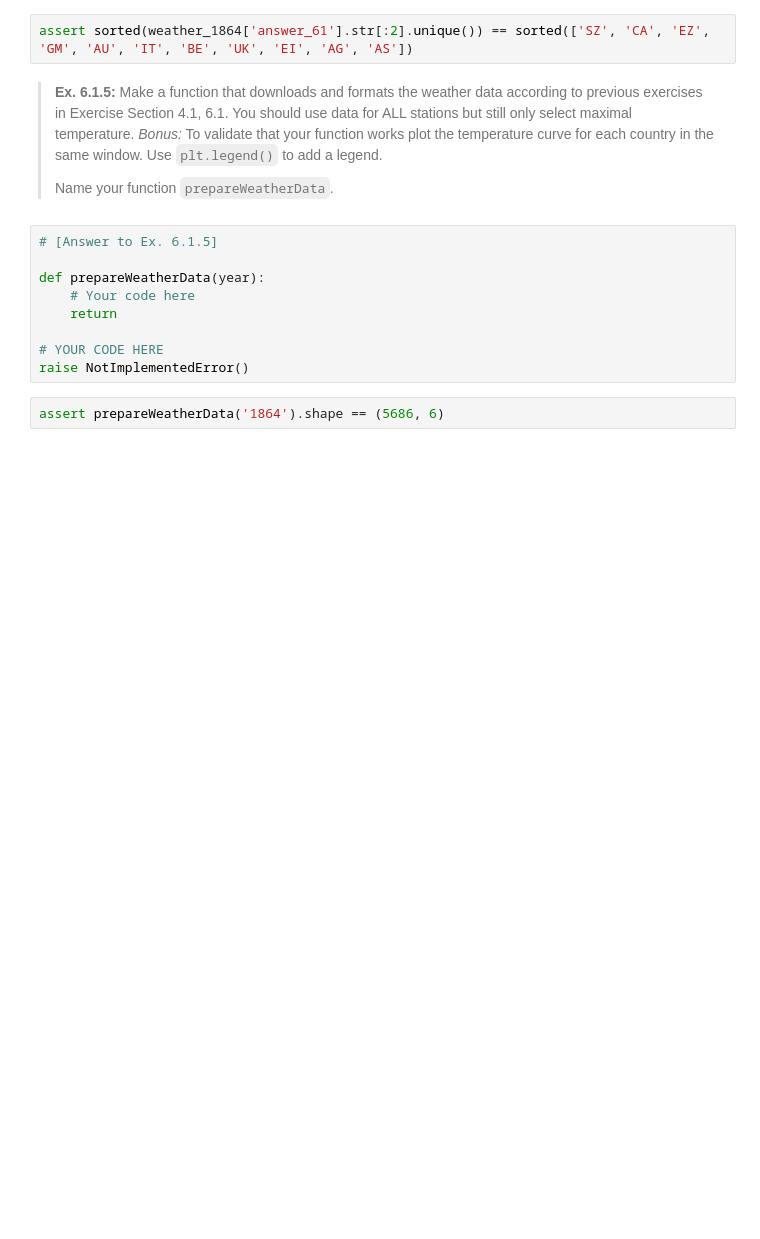
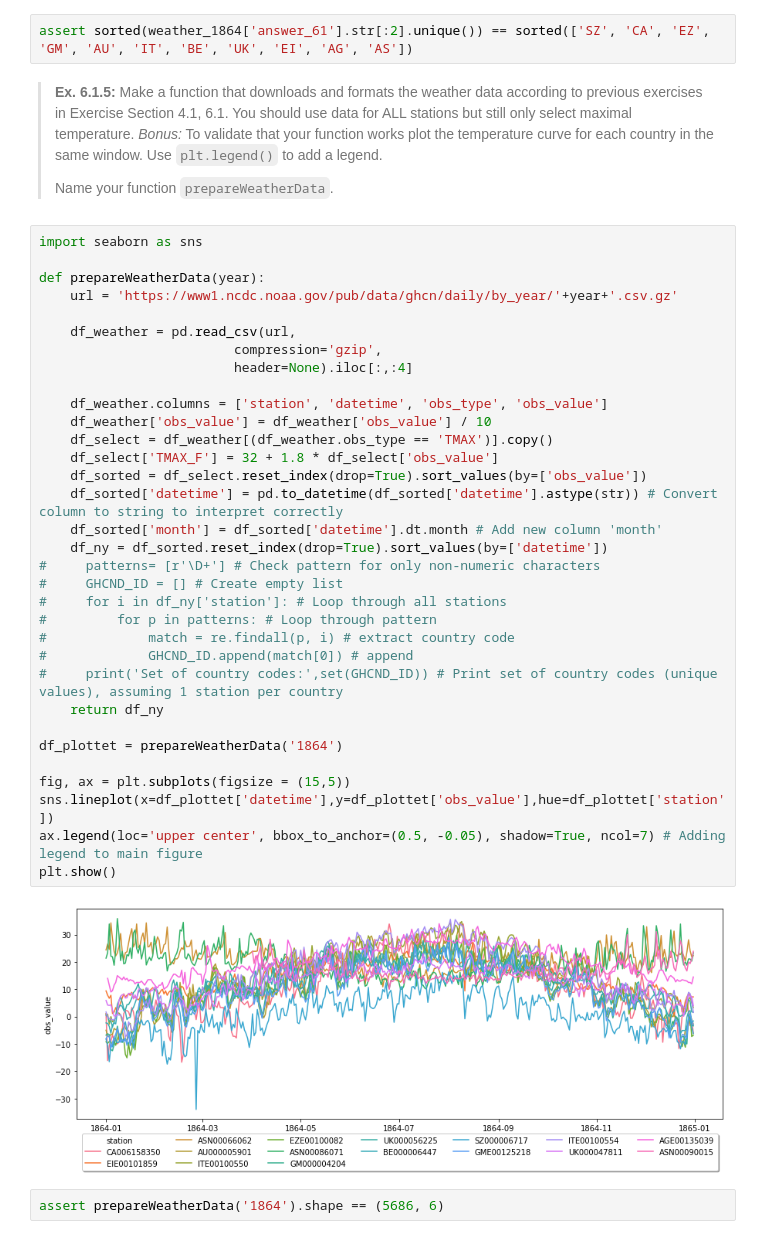
Before and after one commit to BjornCilleborg/sds2019, a Jupyter notebook: assignments/assignment1/assignment_1.ipynb, the cells around one changed output. Saved outputs shown, nothing was run; the diff lists cells and outputs as text; blank space fills up the shorter version.

```diff
--- a/assignments/assignment1/assignment_1.ipynb
+++ b/assignments/assignment1/assignment_1.ipynb
@@ -259,15 +263,41 @@ assert sorted(weather_1864['answer_61'].str[:2].unique()) == sorted(['SZ', 'CA',
 > **Ex. 6.1.5:** Make a function that downloads and formats the weather data according to previous exercises in Exercise Section 4.1, 6.1. You should use data for ALL stations but still only select maximal temperature. _Bonus:_ To validate that your function works plot the temperature curve for each country in the same window. Use `plt.legend()` to add a legend.
 >
 > Name your function `prepareWeatherData`.
-# %%
-# [Answer to Ex. 6.1.5]
-
-def prepareWeatherData(year):
-    # Your code here
-    return
-
-# YOUR CODE HERE
-raise NotImplementedError()
+# %%
+import seaborn as sns
+
+def prepareWeatherData(year):
+    url = 'https://www1.ncdc.noaa.gov/pub/data/ghcn/daily/by_year/'+year+'.csv.gz'
+
+    df_weather = pd.read_csv(url,
+                         compression='gzip',
+                         header=None).iloc[:,:4]
+
+    df_weather.columns = ['station', 'datetime', 'obs_type', 'obs_value']
+    df_weather['obs_value'] = df_weather['obs_value'] / 10
+    df_select = df_weather[(df_weather.obs_type == 'TMAX')].copy()
+    df_select['TMAX_F'] = 32 + 1.8 * df_select['obs_value']
+    df_sorted = df_select.reset_index(drop=True).sort_values(by=['obs_value'])
+    df_sorted['datetime'] = pd.to_datetime(df_sorted['datetime'].astype(str)) # Convert column to string to interpret correctly
+    df_sorted['month'] = df_sorted['datetime'].dt.month # Add new column 'month'
+    df_ny = df_sorted.reset_index(drop=True).sort_values(by=['datetime'])
+#     patterns= [r'\D+'] # Check pattern for only non-numeric characters
+#     GHCND_ID = [] # Create empty list
+#     for i in df_ny['station']: # Loop through all stations
+#         for p in patterns: # Loop through pattern
+#             match = re.findall(p, i) # extract country code
+#             GHCND_ID.append(match[0]) # append
+#     print('Set of country codes:',set(GHCND_ID)) # Print set of country codes (unique values), assuming 1 station per country
+    return df_ny
+
+df_plottet = prepareWeatherData('1864')
+
+fig, ax = plt.subplots(figsize = (15,5))
+sns.lineplot(x=df_plottet['datetime'],y=df_plottet['obs_value'],hue=df_plottet['station'])
+ax.legend(loc='upper center', bbox_to_anchor=(0.5, -0.05), shadow=True, ncol=7) # Adding legend to main figure
+plt.show()
+# %% [output]
+[figure, added]
 # %%
 assert prepareWeatherData('1864').shape == (5686, 6)
 # %% [markdown]
```
Also changed, not shown: parts of 16 cells of this notebook.
